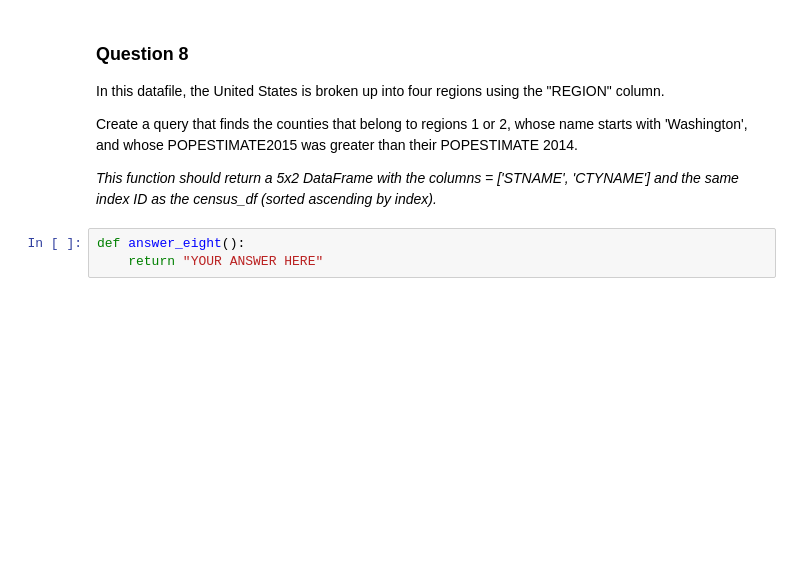
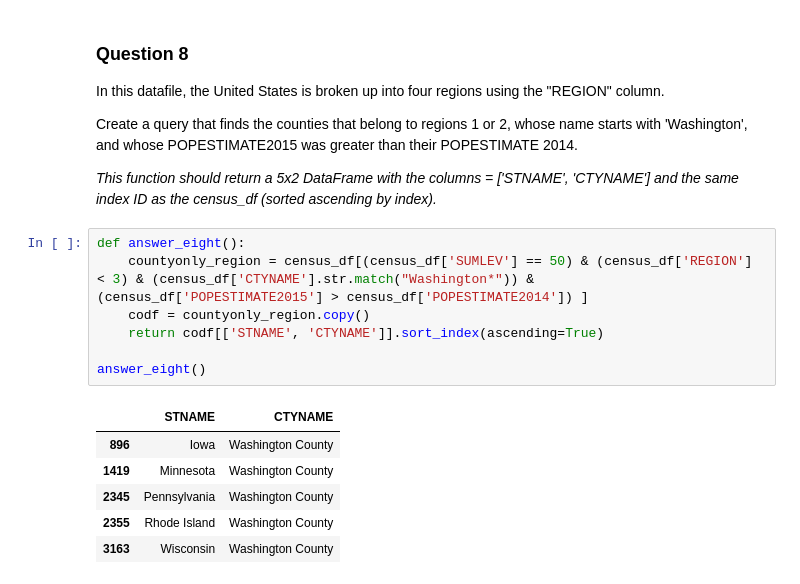
Before and after one commit to bholbein/applied-data-science-with-python, a Jupyter notebook: Introduction/Assignment+2.ipynb, the cells around one changed output. Drawn from its saved outputs; the diff is of its cells as text; blank space fills up the shorter version.

```diff
--- a/Introduction/Assignment+2.ipynb
+++ b/Introduction/Assignment+2.ipynb
@@ -206,6 +226,17 @@ In this datafile, the United States is broken up into four regions using the "RE
 Create a query that finds the counties that belong to regions 1 or 2, whose name starts with 'Washington', and whose POPESTIMATE2015 was greater than their POPESTIMATE 2014.
 
 *This function should return a 5x2 DataFrame with the columns = ['STNAME', 'CTYNAME'] and the same index ID as the census_df (sorted ascending by index).*
-# %%
-def answer_eight():
-    return "YOUR ANSWER HERE"
+# %%
+def answer_eight():
+    countyonly_region = census_df[(census_df['SUMLEV'] == 50) & (census_df['REGION'] < 3) & (census_df['CTYNAME'].str.match("Washington*")) & (census_df['POPESTIMATE2015'] > census_df['POPESTIMATE2014']) ]
+    codf = countyonly_region.copy()
+    return codf[['STNAME', 'CTYNAME']].sort_index(ascending=True)
+
+answer_eight()
+# %% [output]
+|  | STNAME | CTYNAME |
+| 896 | Iowa | Washington County |
+| 1419 | Minnesota | Washington County |
+| 2345 | Pennsylvania | Washington County |
+| 2355 | Rhode Island | Washington County |
+| 3163 | Wisconsin | Washington County |
```
Also changed, not shown: parts of 2 cells of this notebook, 1 other file.
